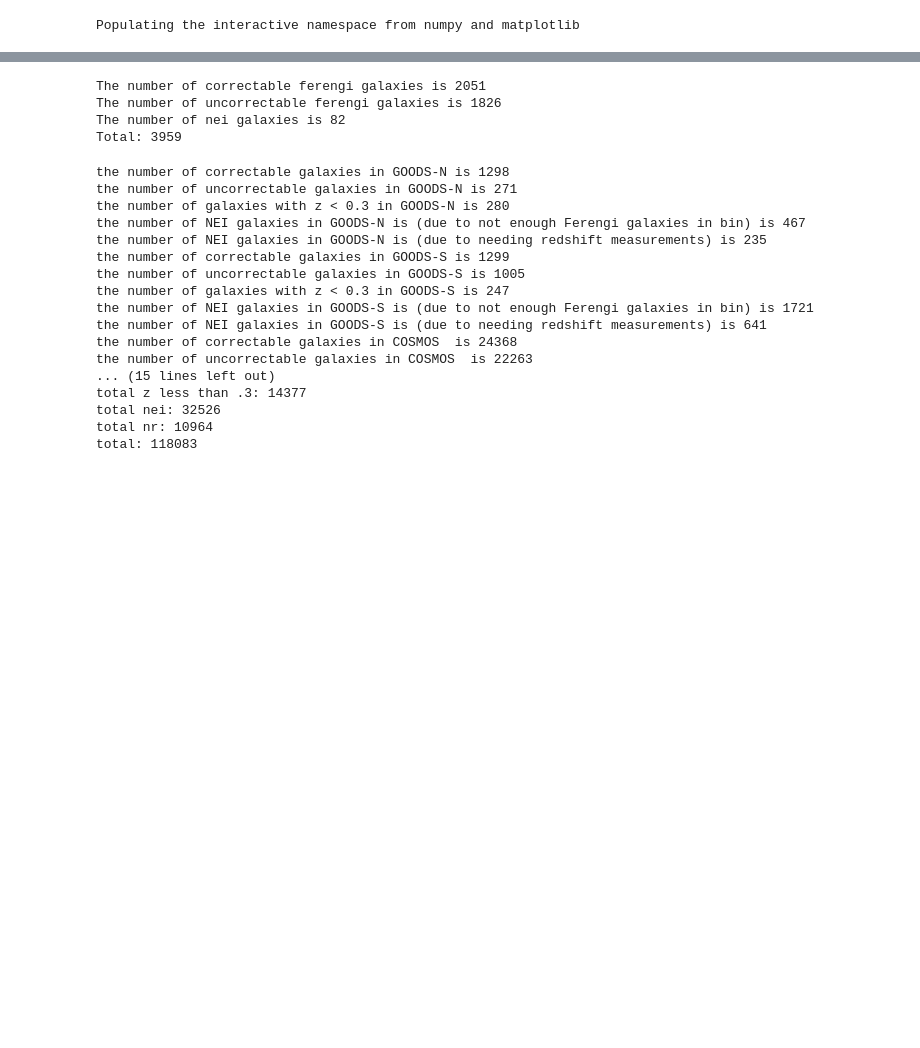
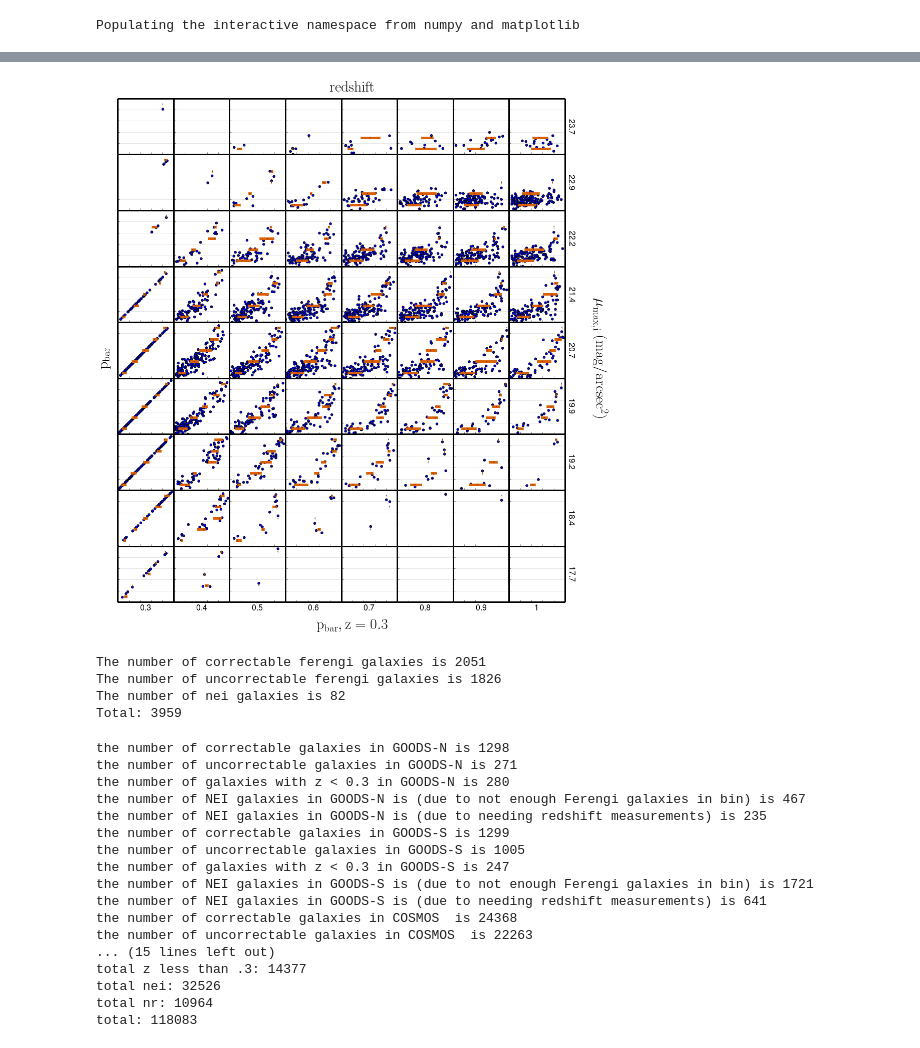
Before and after one commit to willettk/gzhubble, a Jupyter notebook: python/p_features_thresholds_slope_method.ipynb, the cells around one changed output, grey strips where cells are left out. Saved outputs shown, nothing was run; the diff lists cells and outputs as text; code cells hidden in the pictures; blank space fills up the shorter version.

```diff
--- a/python/p_features_thresholds_slope_method.ipynb
+++ b/python/p_features_thresholds_slope_method.ipynb
@@ -256,0 +292,83 @@ plt.savefig('/home/mel/Documents/GZ_HUBBLE/ferengi_debias/finding_matches/images
+# %%
+#Here we'll compute the scatter in the points for different bins of measured p_values, so we can provide upper limits
+#on p_features for the difficult galaxies.
+
+f=figure(figsize=(20,18))
+#store range of spread of data in each bin
+interval_dct={}
+
+
+gs=gridspec.GridSpec(9,10)
+gs.update(wspace=0)
+gs.update(hspace=0)
+yedge_int=[8,7,6,5,4,3,2,1,0]
+y_label=[]
+facecolors=['#af8dc3','#999999','#7fbf7b']
+for i in range(0,len(yedges)-1):
+    y_label.append(round((yedges[i]+yedges[i+1])/2,1))
+y_label=y_label[::-1]
+for j,y in enumerate(yedge_int):
+    for i,z in enumerate(reds):
+        ax=plt.subplot(gs[j,i])
+        xs=scatter_dct[z,yedges[y],'lo']
+        ys=scatter_dct[z,yedges[y],'hi']
+        plt.scatter(xs,ys)
+        interval_dct[z,yedges[y]]=[]
+        plt.xlim(0,1)
+        plt.ylim(0,1)
+        this_dct={}  #stores p_features at z=0.3 value for each bin (xs); use to compute spread in each bin
+                    #stored like: this_dct[lower_bin_edge,higher_bin_edge] = [distribution of xs in bin]
+
+        bins_list=np.linspace(0,1,6) #bin measured p_features from 0 to 1
+        for b in range(0,len(bins_list)-1):
+            bin_bottom = round(bins_list[b],1)
+            bin_top = round(bins_list[b+1],1)
+            this_dct[bin_bottom,bin_top]=[]
+            for l,val in enumerate(ys): #check p_features at z values
+                if val >= bin_bottom and val < bin_top: # if it falls inside bin in question:
+                    this_dct[bin_bottom,bin_top].append(xs[l]) #then put corresponding p_features,z=0.3 value in list
+
+        #Now compute the mean and spread of p_features,z=0.3 for each bin
+        p_features_means=[]
+        x_error_lo=[]
+        x_error_hi=[]
+        bin_centers=[]
+
+        for b in range(0,len(bins_list)-1):
+            bin_bottom = round(bins_list[b],3)
+            bin_top = round(bins_list[b+1],3)
+            plt.axhline(bin_bottom,c='k',lw=1,alpha=.1)
+            p_features_means.append(np.median(this_dct[bin_bottom,bin_top]))
+            try:
+                x_error_lo.append(p_features_means[b] - np.percentile(this_dct[bin_bottom,bin_top],25))
+            except ValueError:
+                x_error_lo.append(0)
+            try:
+                x_error_hi.append(np.percentile(this_dct[bin_bottom,bin_top],75) - p_features_means[b])
+            except ValueError:
+                x_error_hi.append(0)
+            bin_centers.append((bin_top-bin_bottom)/2.+bin_bottom)
+            try:
+                interval_dct[z,yedges[y]].append({'bin_bottom':bin_bottom,'bin_top':bin_top,'low_limit':np.percentile(this_dct[bin_bottom,bin_top],25),'hi_limit':np.percentile(this_dct[bin_bottom,bin_top],75)})
+            except ValueError:
+                pass
+        plt.errorbar(p_features_means,bin_centers,xerr=[x_error_lo,x_error_hi],fmt='o',c='#d95f02',markersize=1,elinewidth=5)
+
+
+
+        plt.tick_params(labelleft='off')
+        plt.tick_params(top='off',right='off',labelbottom='off')
+
+        if j==8:
+            plt.xlabel('%s'%reds[i],fontsize=16)
+        if i==7:
+            ax.yaxis.set_label_position("right")
+            plt.ylabel('%s'%y_label[j],fontsize=16,rotation=270,labelpad=20)
+
+f.text(.78,.5,r'$\mathrm{\mu_{max,i}~(mag/arcsec^2)}$',rotation=270,fontsize=30,va='center')
+f.text(.45,.91,r'$\mathrm{redshift}$',fontsize=30,ha='center')
+f.text(.1,.5,r'$\mathrm{p_{bar}}$',rotation=90,fontsize=30,va='center')
+f.text(.45,.08,r'$\mathrm{p_{bar},z=0.3}$',fontsize=30,ha='center')
+
+#plt.savefig('images/p_vs_p_SB_redshift_bar_Kyle_bins0.pdf')
+# %% [output]
@@ -257,3 +376,4 @@ plt.savefig('/home/mel/Documents/GZ_HUBBLE/ferengi_debias/finding_matches/images
+[figure, added]
 # %%
 #get list of debiasable ferengi galaxies
 unique_galaxies = set(data['objid'])
```
Also changed, not shown: parts of 4 cells of this notebook, 2 other files.
